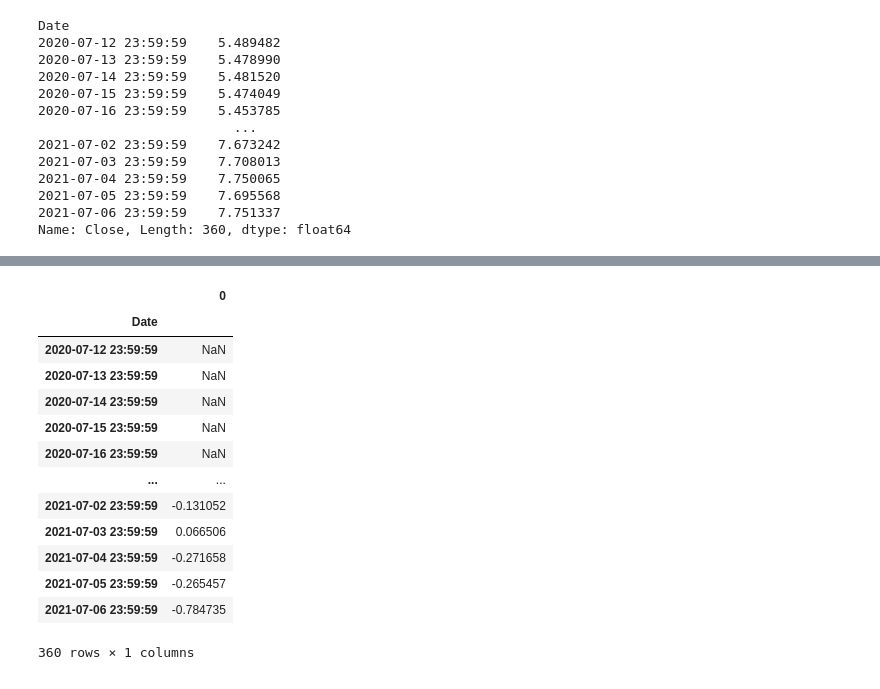
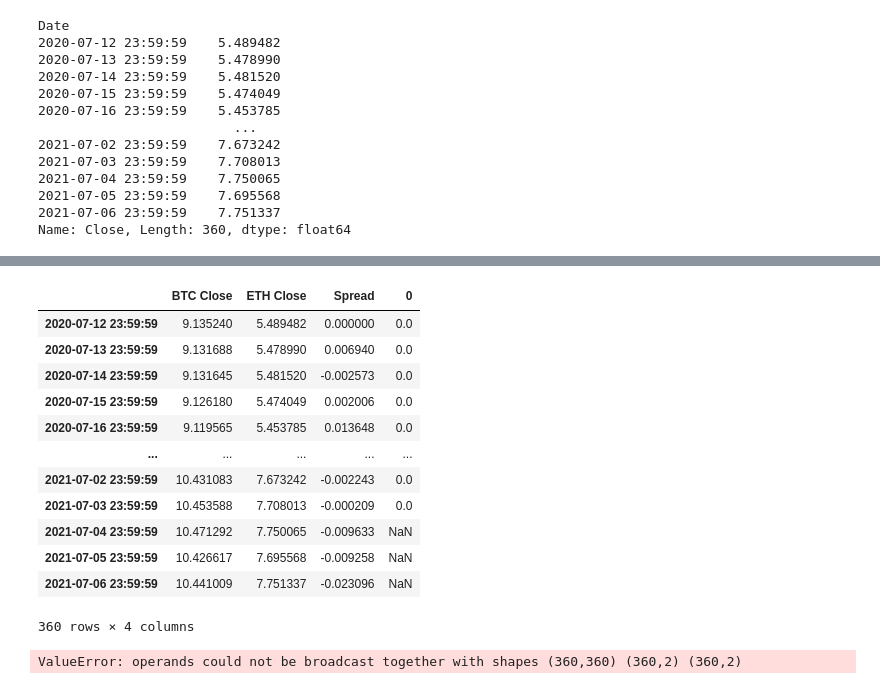
Before and after one commit to DataTortuga/crypto-pair-trade-analysis, a Jupyter notebook: BTC-ETH-Pair-Trade/BTC-ETH-Pair-Trade2.ipynb, the cells around one changed output, grey strips where cells are left out. Saved outputs shown, nothing was run; the diff lists cells and outputs as text; code cells hidden in the pictures.

Commit message:
Finished simulating trades need to generate cum returns

```diff
--- a/BTC-ETH-Pair-Trade/BTC-ETH-Pair-Trade2.ipynb
+++ b/BTC-ETH-Pair-Trade/BTC-ETH-Pair-Trade2.ipynb
@@ -454,44 +470,46 @@ yport_df
 # Bollinger band strategy
 entryZscore=1
 exitZscore=0
+
+# Calculates zScore for every day in the spread
 zScore=(yport_df-yport_df.rolling(window=lookback).mean())/yport_df.rolling(window=lookback).std()
 
-# A long position means we should buy BTC
+# Sets longsEntry array to zScore value if below entry threshold
 longsEntry=zScore < -entryZscore
+
+# Sets longsExit array to zScore value if above exit threshold
 longsExit=zScore >= -exitZscore
 
-# A short position means we should short sell ETH
+# Set shortsEntry array to zScore value if above entry threshold
 shortsEntry=zScore > entryZscore
+
+# Set shortsEntry array to zScore value if below exit threshold
 shortsExit=zScore <= exitZscore
+
+# Setting Up simulated long trades
 numUnitsLong=np.empty(len(yport_df))
 numUnitsLong[:]=np.nan
 
-
+# Setting up simulated short trades
 numUnitsShort=np.empty(len(yport_df))
 numUnitsShort[:]=np.nan
+
+# Convert np long arrays to dfs
 numUnitsLong[0]=0
-numUnitsLong(longsEntry)=1
-numUnitsLong(longsExit)=0
-numUnitsLong =fillMissingData(numUnitsLong)
-numUnitsShort[1]=0
-numUnitsShort(shortsEntry)=-1
-numUnitsShort(shortsExit)=0
-numUnitsShort =fillMissingData(numUnitsShort)
+numUnitsLong = pd.DataFrame(numUnitsLong)
+# Convert np short arrays to dfs
+numUnitsShort[0]=0
+numUnitsShort = pd.DataFrame(numUnitsShort)
+
+numUnitsLong[0].iloc[longsEntry.reset_index().loc[longsEntry.reset_index()['Spread']==True].index]=1
+numUnitsLong[0].iloc[longsExit.reset_index().loc[longsExit.reset_index()['Spread']==True].index]=0
+
+numUnitsLong.fillna(method='bfill',inplace=True)
+
+
+numUnitsShort[0].iloc[shortsEntry.reset_index().loc[shortsEntry.reset_index()['Spread']==True].index]=-1
+numUnitsShort[0].iloc[shortsExit.reset_index().loc[shortsExit.reset_index()['Spread']==True].index]=0
+
+numUnitsShort.fillna(method='bfill',inplace=True)
+
 numUnits= numUnitsLong + numUnitsShort
-# %%
-zScore
-# %% [output]
-|  | 0 |
-| Date |  |
-| 2020-07-12 23:59:59 | NaN |
-| 2020-07-13 23:59:59 | NaN |
-| 2020-07-14 23:59:59 | NaN |
-| 2020-07-15 23:59:59 | NaN |
-| 2020-07-16 23:59:59 | NaN |
-| ... | ... |
-| 2021-07-02 23:59:59 | -0.131052 |
-| 2021-07-03 23:59:59 | 0.066506 |
-| 2021-07-04 23:59:59 | -0.271658 |
-| 2021-07-05 23:59:59 | -0.265457 |
-| 2021-07-06 23:59:59 | -0.784735 |
-360 rows × 1 columns
@@ -497,0 +518,20 @@ zScore
+# %%
+log_close_btc = log_close_btc.rename('BTC Close')
+log_close_eth = log_close_eth.rename('ETH Close')
+trade_df = pd.concat([log_close_btc,log_close_eth,yport_df,numUnits.set_index(log_close_btc.index)],axis=1)
+# %%
+trade_df
+# %% [output]
+|  | BTC Close | ETH Close | Spread | 0 |
+| 2020-07-12 23:59:59 | 9.135240 | 5.489482 | 0.000000 | 0.0 |
+| 2020-07-13 23:59:59 | 9.131688 | 5.478990 | 0.006940 | 0.0 |
+| 2020-07-14 23:59:59 | 9.131645 | 5.481520 | -0.002573 | 0.0 |
+| 2020-07-15 23:59:59 | 9.126180 | 5.474049 | 0.002006 | 0.0 |
+| 2020-07-16 23:59:59 | 9.119565 | 5.453785 | 0.013648 | 0.0 |
+| ... | ... | ... | ... | ... |
+| 2021-07-02 23:59:59 | 10.431083 | 7.673242 | -0.002243 | 0.0 |
+| 2021-07-03 23:59:59 | 10.453588 | 7.708013 | -0.000209 | 0.0 |
+| 2021-07-04 23:59:59 | 10.471292 | 7.750065 | -0.009633 | NaN |
+| 2021-07-05 23:59:59 | 10.426617 | 7.695568 | -0.009258 | NaN |
+| 2021-07-06 23:59:59 | 10.441009 | 7.751337 | -0.023096 | NaN |
+360 rows × 4 columns
@@ -497,0 +540,4 @@ zScore
+# %%
+positions = np.multiply(matlib.repmat(numUnits,1,360),np.array([hedgeRatio, -np.ones(hedgeRatio.size)]).transpose(),y2.transpose())
+# %% [output]
+ValueError: operands could not be broadcast together with shapes (360,360) (360,2) (360,2)
```
Also changed, not shown: parts of 9 cells of this notebook.
